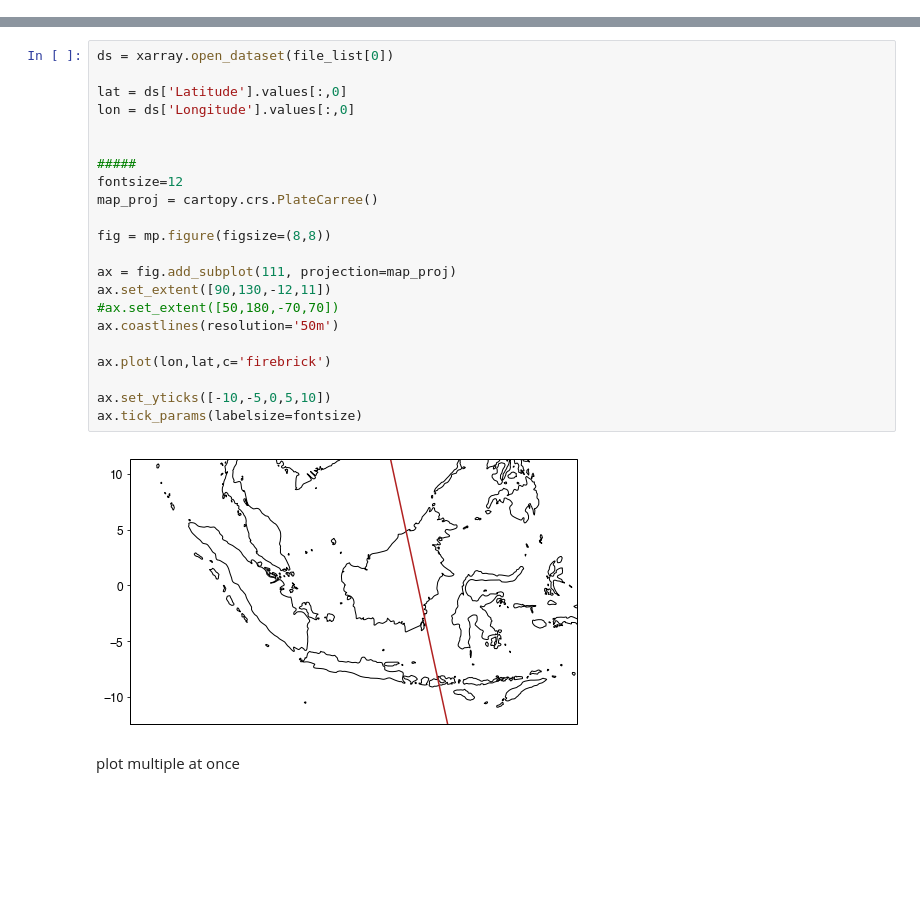
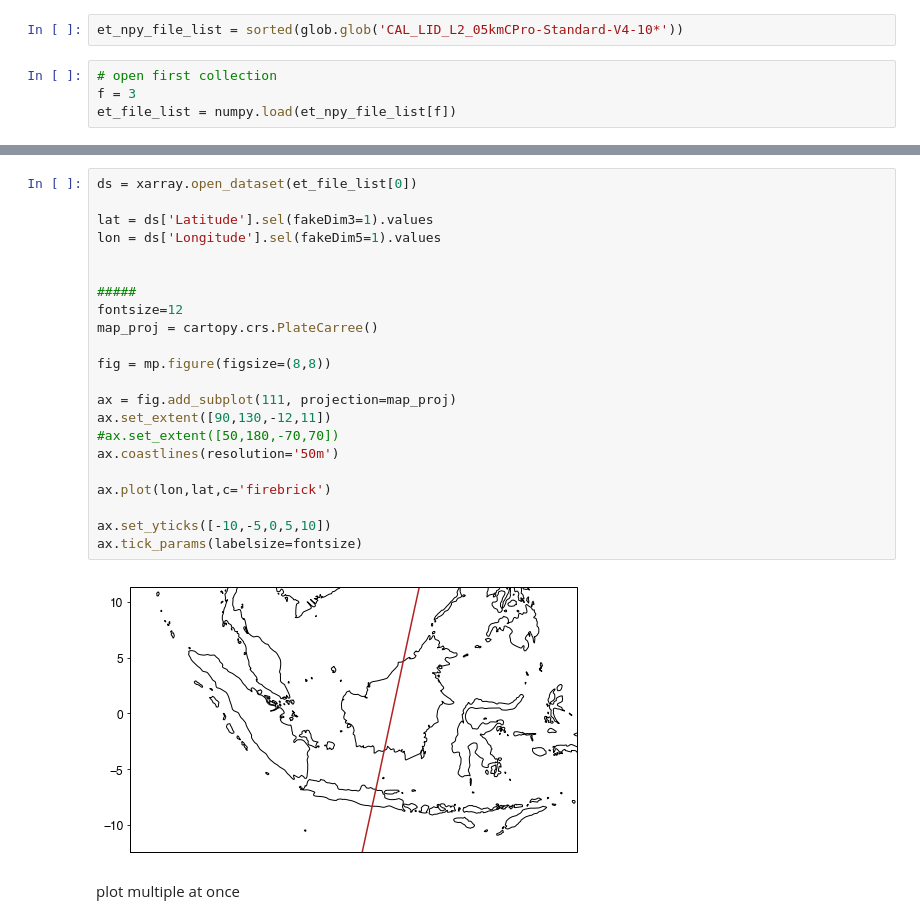
Before and after one commit to bairdlangenbrunner/indonesia-analysis, a Jupyter notebook: cloud-analysis/notebook-files/opening_inspecting_equivalent_tracks.ipynb, the cells around one changed output, grey strips where cells are left out. Drawn from its saved outputs; the diff is of its cells as text; blank space fills up the shorter version.

```diff
--- a/cloud-analysis/notebook-files/opening_inspecting_equivalent_tracks.ipynb
+++ b/cloud-analysis/notebook-files/opening_inspecting_equivalent_tracks.ipynb
@@ -29,0 +14,6 @@ gdal_tbc_ds = gdal.Open(gdal_subdatasets[35][0]) # total backscatter
+# %%
+et_npy_file_list = sorted(glob.glob('CAL_LID_L2_05kmCPro-Standard-V4-10*'))
+# %%
+# open first collection
+f = 3
+et_file_list = numpy.load(et_npy_file_list[f])
@@ -33,26 +34,26 @@ gdal_tbc_data = gdal_tbc_ds.ReadAsArray()
 # %%
-ds = xarray.open_dataset(file_list[0])
+ds = xarray.open_dataset(et_file_list[0])
 
-lat = ds['Latitude'].values[:,0]
-lon = ds['Longitude'].values[:,0]
+lat = ds['Latitude'].sel(fakeDim3=1).values
+lon = ds['Longitude'].sel(fakeDim5=1).values
 
 
 #####
 fontsize=12
 map_proj = cartopy.crs.PlateCarree()
 
 fig = mp.figure(figsize=(8,8))
 
 ax = fig.add_subplot(111, projection=map_proj)
 ax.set_extent([90,130,-12,11])
 #ax.set_extent([50,180,-70,70])
 ax.coastlines(resolution='50m')
 
 ax.plot(lon,lat,c='firebrick')
 
 ax.set_yticks([-10,-5,0,5,10])
 ax.tick_params(labelsize=fontsize)
 # %% [output]
-[figure, old version]
+[figure, new version]
 # %% [markdown]
 plot multiple at once
```
Also changed, not shown: parts of 20 cells of this notebook, 6 other files.
